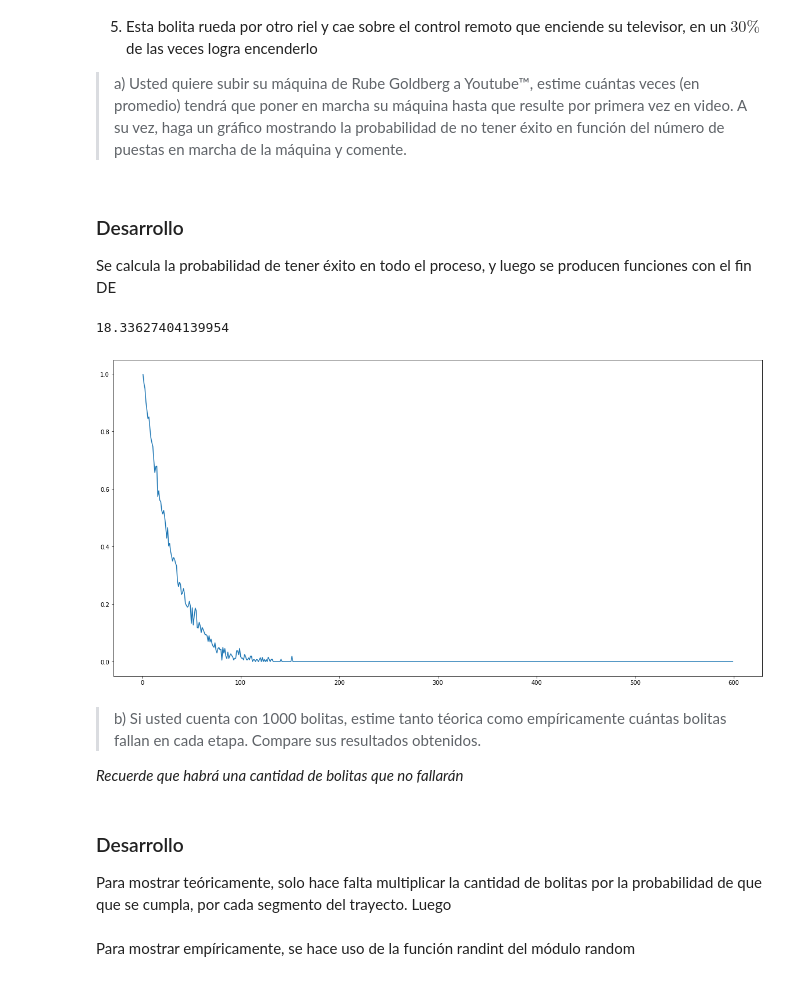
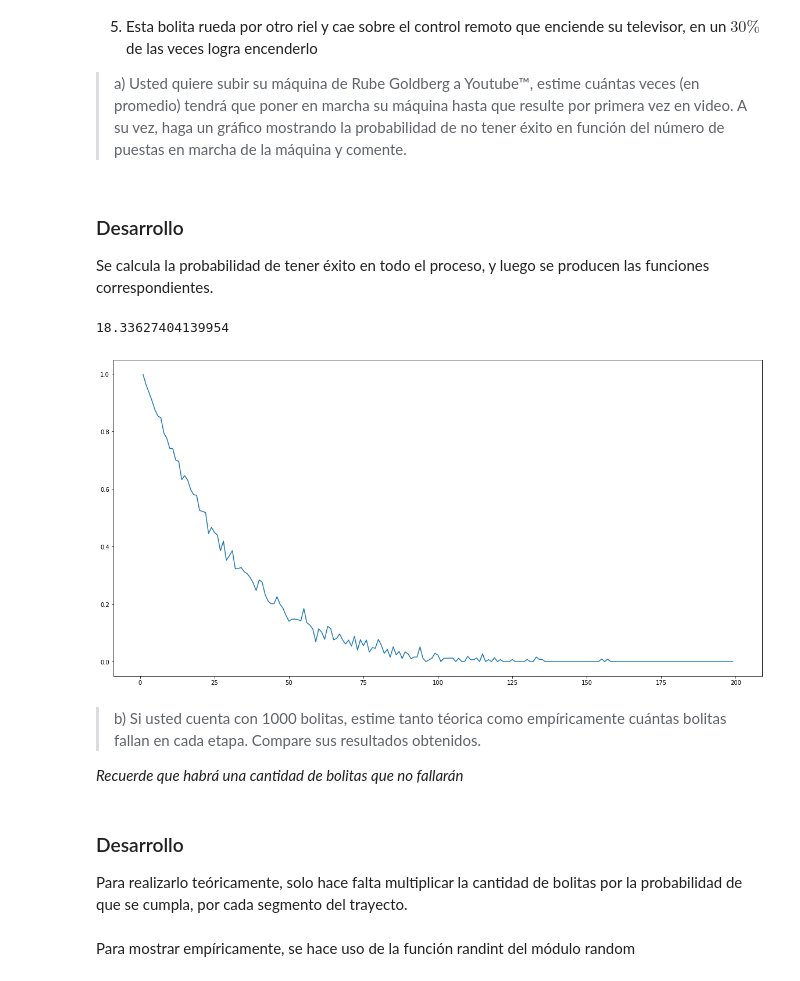
Before and after one commit to josemqz/MiRep, a Jupyter notebook: ESTACA/Lab2/Laboratorio2.ipynb, the cells around one changed output. Cells and saved outputs as stored; diff of their text form; code cells hidden in the pictures.

```diff
--- a/ESTACA/Lab2/Laboratorio2.ipynb
+++ b/ESTACA/Lab2/Laboratorio2.ipynb
@@ -47,7 +21,0 @@ Si usted está trabajando en python puede hacer una widget interactiva que varí
-# %%
-from ipywidgets import interact
-import matplotlib.pyplot as plt
-import seaborn as sns
-import numpy as np
-sns.set()
-%matplotlib inline
@@ -342,4 +399,4 @@ Una máquina de Rube Goldberg es un artefacto extremadamente complejo que realiz
 # %% [markdown]
 ### Desarrollo
 
-Se calcula la probabilidad de tener éxito en todo el proceso, y luego se producen funciones con el fin DE
+Se calcula la probabilidad de tener éxito en todo el proceso, y luego se producen las funciones correspondientes.
@@ -363,7 +417,7 @@ def RubeGold():
     tries = 1
 
     while not success:
-        success = choices([True,False],[prob_ex,1-prob_ex])[0]
+        success = rd.choices([True,False],[prob_ex,1-prob_ex])[0]
         tries += 1
 
     return tries
@@ -376,7 +430,7 @@ def RGTries(t):
     tries = 1
 
     while tries < t:
-        success = choices([True,False],[prob_ex,1-prob_ex])[0]
+        success = rd.choices([True,False],[prob_ex,1-prob_ex])[0]
         if success:
             return (success,tries)
 
@@ -421,22 +475,22 @@ print(RGMedia())
 18.33627404139954
 # %%
 LProb = []
-for i in range(1,600):
+for i in range(1,200):
     LProb.append(RGProb_Tries(i))
 # %%
 plt.figure(figsize=(20,10))
-plt.plot(range(1,600),LProb)
+plt.plot(range(1,200),LProb)
 
 plt.show()
 # %% [output]
-[figure, old version]
+[figure, new version]
 # %% [markdown]
 > b) Si usted cuenta con 1000 bolitas, estime tanto téorica como empíricamente cuántas bolitas fallan en cada etapa. Compare sus resultados obtenidos.
 
 *Recuerde que habrá una cantidad de bolitas que no fallarán*
 # %% [markdown]
 ### Desarrollo
-Para mostrar teóricamente, solo hace falta multiplicar la cantidad de bolitas por la probabilidad de que que se cumpla, por cada segmento del trayecto. Luego
+Para realizarlo teóricamente, solo hace falta multiplicar la cantidad de bolitas por la probabilidad de que se cumpla, por cada segmento del trayecto.
 # %%
 # Con las probabilidades de ocurrencia en cada sección del trayecto, se crea una lista secuencial de estas
 Probabilidades = [3/5, 0.6, 0.8, 6/9, 0.3]
```
Also changed, not shown: parts of 47 cells of this notebook.
